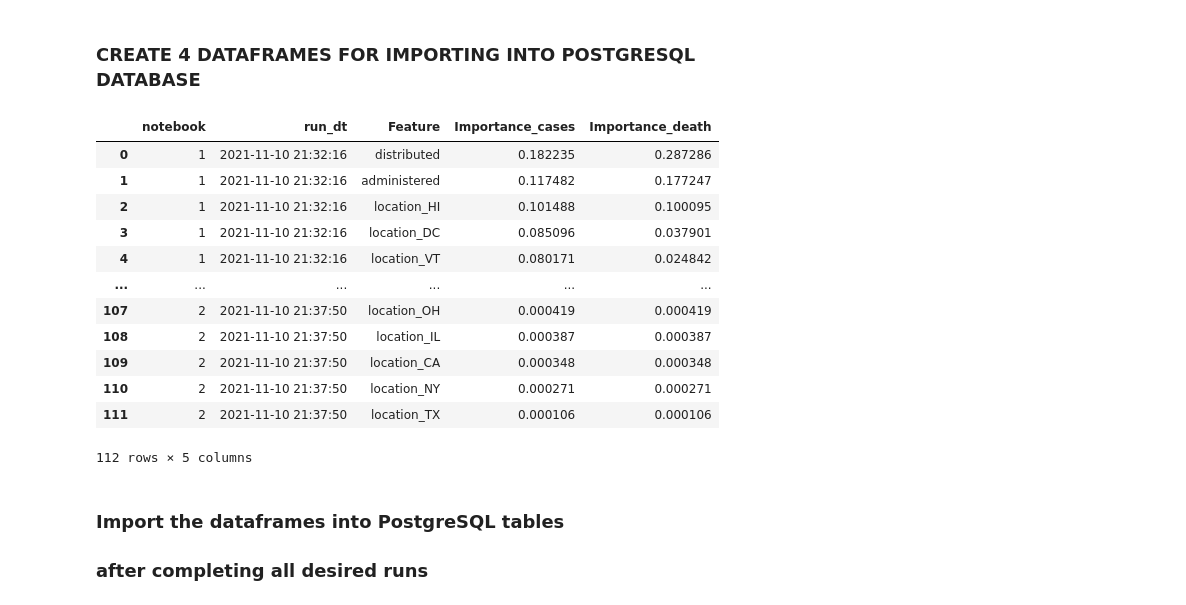
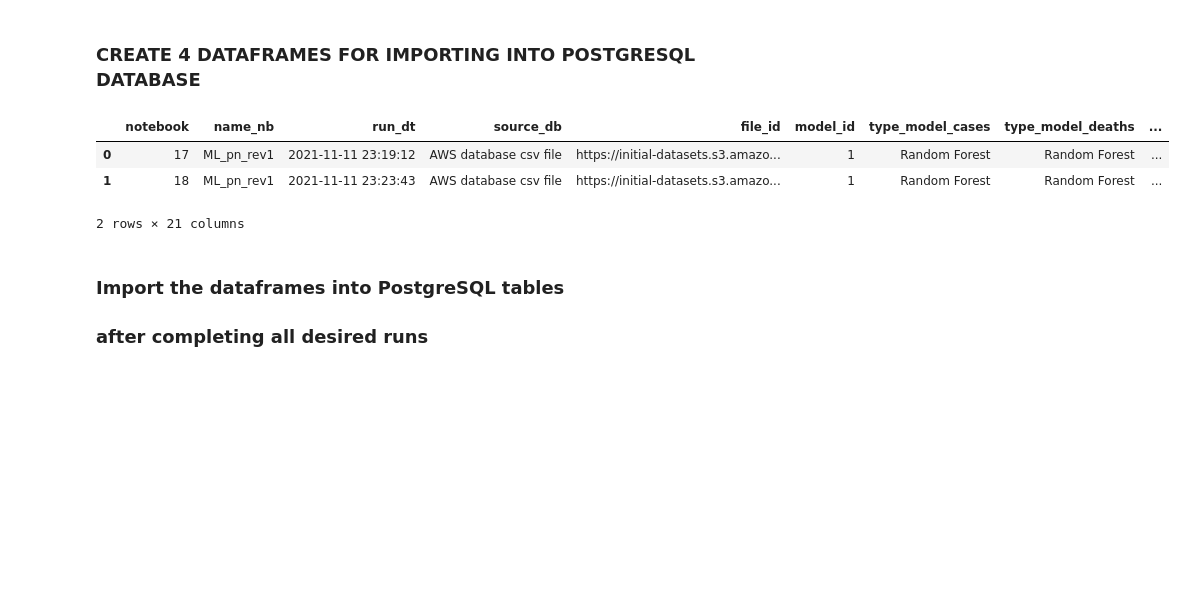
Before and after one commit to deklund76/COVID-Factor-Analysis-Framework, a Jupyter notebook: ML_pn_rev1.ipynb, the cells around one changed output. Drawn from its saved outputs; the diff is of its cells as text; code cells hidden in the pictures; blank space fills up the shorter version.

```diff
--- a/ML_pn_rev1.ipynb
+++ b/ML_pn_rev1.ipynb
@@ -136,13 +136,13 @@ df["2020_mean_deaths"] = 0
 
 mean_cases = [90135, 325018]
 
-mean_cases_value = mean_cases[0]
+mean_cases_value = mean_cases[1]
 
 # mean deaths for 2020 and for 2020 and 2021 combined
 
 mean_deaths = [2634, 6365]
 
-mean_deaths_value = mean_deaths[0]
+mean_deaths_value = mean_deaths[1]
 
 # Populate "2020_mean_cases" with 1 or 0
 # Populate "2020_mean_deaths" with 1 or 0
@@ -225,11 +225,11 @@ df.head()
 # %%
 # name of the statistics dataset used for the label column (name_statsfile)
 
-#name_statsfile = "stats_Xa_cases_ds"
+name_statsfile = "stats_Xb_cases_ds"
 
 #the statistic used for the setting the label column (name_statistic)
 
-#name_statistic = "mean"
+name_statistic = "mean"
 # %% [markdown]
 ### **Step 5:**
 
@@ -503,7 +503,7 @@ def input_params(n):
 # %%
 # set the input parameters
 
-n_estimators, random_state, criterion, max_depth, max_features, min_impurity_decrease, oob_score = input_params(1)
+n_estimators, random_state, criterion, max_depth, max_features, min_impurity_decrease, oob_score = input_params(5)
 
 print("input deck = " + f"{n_estimators}, {random_state}, {criterion}, {max_depth}, {max_features}, "
           f"{min_impurity_decrease}, {oob_score}")
@@ -868,7 +868,7 @@ df_importance_death
 # %% [markdown]
 ### CREATE 4 DATAFRAMES FOR IMPORTING INTO POSTGRESQL DATABASE
 # %%
-if run_counter == 1:
+if run_counter == 17:
 
 
 # df_model
@@ -892,14 +892,15 @@ if run_counter == 1:
     par_name_7_dict = {"par_name_7":par_name_7}
     casesfile_id_dict = {"casesfile_id":casesfile_id}
     deathsfile_id_dict = {"deathsfile_id":deathsfile_id}
-    mean_cases_dict = {"mean_cases_value":mean_cases_value}
-    mean_deaths_dict = {"mean_deaths_value":mean_deaths_value}
+    name_statsfile_dict = {"name_statsfile":name_statsfile}
+    name_statistic_dict = {"name_statistic":name_statistic}
+
 
     data = [run_nb_dict,name_nb_dict, run_dt_dict, source_db_dict, file_id_dict, model_id_dict,
             type_model_cases_dict, type_model_deaths_dict,  name_model_cases_dict, name_model_deaths_dict,
             par_name_1_dict, par_name_2_dict, par_name_3_dict, par_name_4_dict, par_name_5_dict,
             par_name_6_dict, par_name_7_dict, casesfile_id_dict, deathsfile_id_dict,
-            mean_cases_dict,mean_deaths_dict]
+            name_statsfile_dict, name_statistic_dict]
 
     data_merged = {}
     for x in data:
@@ -998,14 +999,14 @@ else:
     par_name_7_dict = {"par_name_7":par_name_7}
     casesfile_id_dict = {"casesfile_id":casesfile_id}
     deathsfile_id_dict = {"deathsfile_id":deathsfile_id}
-    mean_cases_dict = {"mean_cases_value":mean_cases_value}
-    mean_deaths_dict = {"mean_deaths_value":mean_deaths_value}
+    name_statsfile_dict = {"name_statsfile":name_statsfile}
+    name_statistic_dict = {"name_statistic":name_statistic}
 
     data = [run_nb_dict,name_nb_dict, run_dt_dict, source_db_dict, file_id_dict, model_id_dict,
             type_model_cases_dict, type_model_deaths_dict,  name_model_cases_dict, name_model_deaths_dict,
             par_name_1_dict, par_name_2_dict, par_name_3_dict, par_name_4_dict, par_name_5_dict,
             par_name_6_dict, par_name_7_dict, casesfile_id_dict, deathsfile_id_dict,
-            mean_cases_dict,mean_deaths_dict]
+            name_statsfile_dict,  name_statistic_dict]
 
     data_merged = {}
     for x in data:
@@ -1086,18 +1087,9 @@ else:
 #
 # df_set_stats_new is NOT used in this notebook
 # %%
-  df_model_importances_new
+  df_model_new
 # %% [output]
-|  | notebook | run_dt | Feature | Importance_cases | Importance_death |
-| 0 | 1 | 2021-11-10 21:32:16 | distributed | 0.182235 | 0.287286 |
-| 1 | 1 | 2021-11-10 21:32:16 | administered | 0.117482 | 0.177247 |
-| 2 | 1 | 2021-11-10 21:32:16 | location_HI | 0.101488 | 0.100095 |
-| 3 | 1 | 2021-11-10 21:32:16 | location_DC | 0.085096 | 0.037901 |
-| 4 | 1 | 2021-11-10 21:32:16 | location_VT | 0.080171 | 0.024842 |
-| ... | ... | ... | ... | ... | ... |
-| 107 | 2 | 2021-11-10 21:37:50 | location_OH | 0.000419 | 0.000419 |
-| 108 | 2 | 2021-11-10 21:37:50 | location_IL | 0.000387 | 0.000387 |
-| 109 | 2 | 2021-11-10 21:37:50 | location_CA | 0.000348 | 0.000348 |
-| 110 | 2 | 2021-11-10 21:37:50 | location_NY | 0.000271 | 0.000271 |
-| 111 | 2 | 2021-11-10 21:37:50 | location_TX | 0.000106 | 0.000106 |
+|  | notebook | name_nb | run_dt | source_db | file_id | model_id | type_model_cases | type_model_deaths | ... |
+| 0 | 17 | ML_pn_rev1 | 2021-11-11 23:19:12 | AWS database csv file | https://initial-datasets.s3.amazo... | 1 | Random Forest | Random Forest | ... |
+| 1 | 18 | ML_pn_rev1 | 2021-11-11 23:23:43 | AWS database csv file | https://initial-datasets.s3.amazo... | 1 | Random Forest | Random Forest | ... |
-112 rows × 5 columns
+2 rows × 21 columns
```
Also changed, not shown: parts of 13 cells of this notebook, 1 other file.
